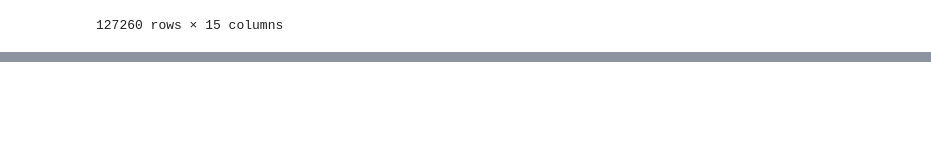
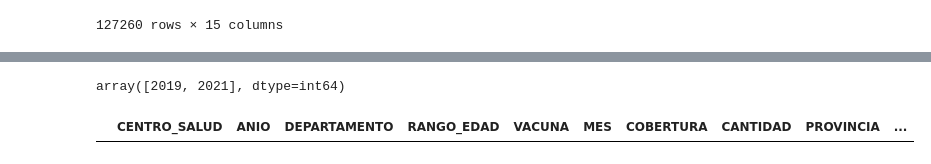
Before and after one commit to lulloaX/group3_unicef, a Jupyter notebook: Scripts/EDA.ipynb, the cells around one changed output, grey strips where cells are left out. Drawn from its saved outputs; the diff is of its cells as text; code cells hidden in the pictures; blank space fills up the shorter version.

```diff
--- a/Scripts/EDA.ipynb
+++ b/Scripts/EDA.ipynb
@@ -19,0 +109,16 @@ data_set
+# %%
+data_set.loc[(data_set["CENTRO_SALUD"] == 'JUVENTUD') & (data_set["PROVINCIA"].isnull()), "PROVINCIA"] = "CORONEL PORTILLO"
+data_set.loc[(data_set["CENTRO_SALUD"] == 'JUVENTUD') & (data_set["DISTRITO"].isnull()), "DISTRITO"] = "NUEVA REQUENA"
+data_set.loc[(data_set["CENTRO_SALUD"] == 'JUVENTUD') & (data_set["RED"].isnull()), "RED"] = "FEDERICO BASADRE - YARINACOCHA"
+data_set.loc[(data_set["CENTRO_SALUD"] == 'JUVENTUD') & (data_set["MICRORRED"].isnull()), "MICRORRED"] = "NUEVA REQUENA"
+# %%
+data_set[(data_set["CENTRO_SALUD"] == 'JUVENTUD') & (data_set["POBLACION"].isnull())]["ANIO"].unique()
+# %% [output]
+array([2019, 2021], dtype=int64)
+# %%
+data_set.loc[(data_set["CENTRO_SALUD"] == 'JUVENTUD') & (data_set["POBLACION"].isnull()) & (data_set["ANIO"]==2019), "POBLACION"] = 5690
+data_set.loc[(data_set["CENTRO_SALUD"] == 'JUVENTUD') & (data_set["POBLACION"].isnull()) & (data_set["ANIO"]==2021), "POBLACION"] = 5794
+# %%
+data_set[(data_set["CENTRO_SALUD"] == 'JUVENTUD')&(data_set["PROVINCIA"].isnull())]
+# %% [output]
+|  | CENTRO_SALUD | ANIO | DEPARTAMENTO | RANGO_EDAD | VACUNA | MES | COBERTURA | CANTIDAD | PROVINCIA | ... |
```
Also changed, not shown: parts of 30 cells of this notebook, 1 other file.
